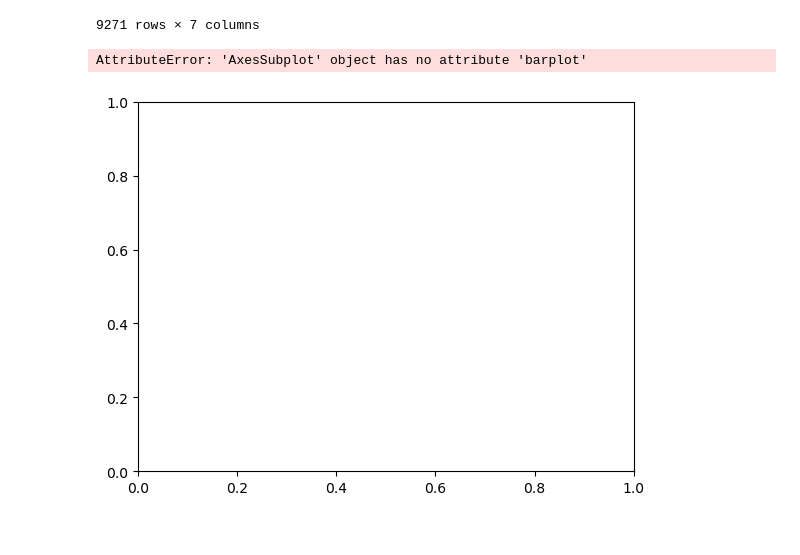
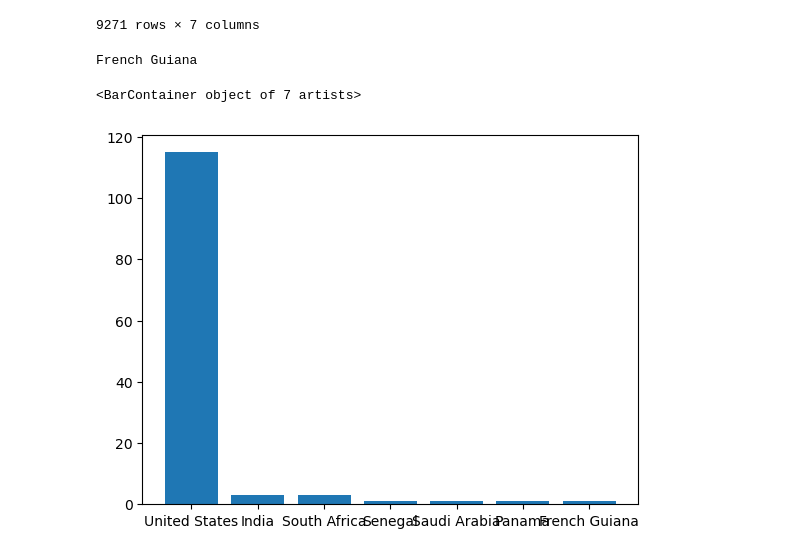
Before and after one commit to JaimeVRodriguez/transit_systems_of_word_eda, a Jupyter notebook: notebooks/testing.ipynb, the cells around one changed output. Saved outputs shown, nothing was run; the diff lists cells and outputs as text; code cells hidden in the pictures.

Commit message:
add iqr plot

```diff
--- a/notebooks/testing.ipynb
+++ b/notebooks/testing.ipynb
@@ -135,40 +135,43 @@ top_country = ranked_countries.max()
 top_country_name = ranked_countries.idxmax()
 
 bottom_country = ranked_countries.min()
-bottom_country_name = ranked_countries.idxmax()
+bottom_country_name = ranked_countries.idxmin()
 
 median_country = ranked_countries.median()
 median_country_name = ranked_countries.index[int((len(ranked_countries) -1 ) / 2)]
 
 q3a_country = ranked_countries.iloc[17]
 q3a_country_name = ranked_countries.index[17]
 
 q3b_country = ranked_countries.iloc[18]
 q3b_country_name = ranked_countries.index[18]
 
 
 q1a_country = ranked_countries.iloc[-18]
 q1a_country_name = ranked_countries.index[-18]
 
 q1b_country = ranked_countries.iloc[-19]
 q1b_country_name = ranked_countries.index[-19]
 
 countries = [
     top_country_name, q3a_country_name,
     q3b_country_name, median_country_name,
     q1a_country_name, q1b_country_name,
     bottom_country_name]
 
 values = [
     top_country, q3a_country,
     q3b_country, median_country,
     q1a_country, q1b_country,
     bottom_country
 ]
 
 fig, ax = plt.subplots()
 
-ax.barplot(countries, values)
+print(bottom_country_name)
+
+ax.bar(countries, values)
 # %% [output]
-AttributeError: 'AxesSubplot' object has no attribute 'barplot'
+French Guiana
+<BarContainer object of 7 artists>
-[figure, old version]
+[figure, new version]
```
Also changed, not shown: parts of 3 cells of this notebook.
